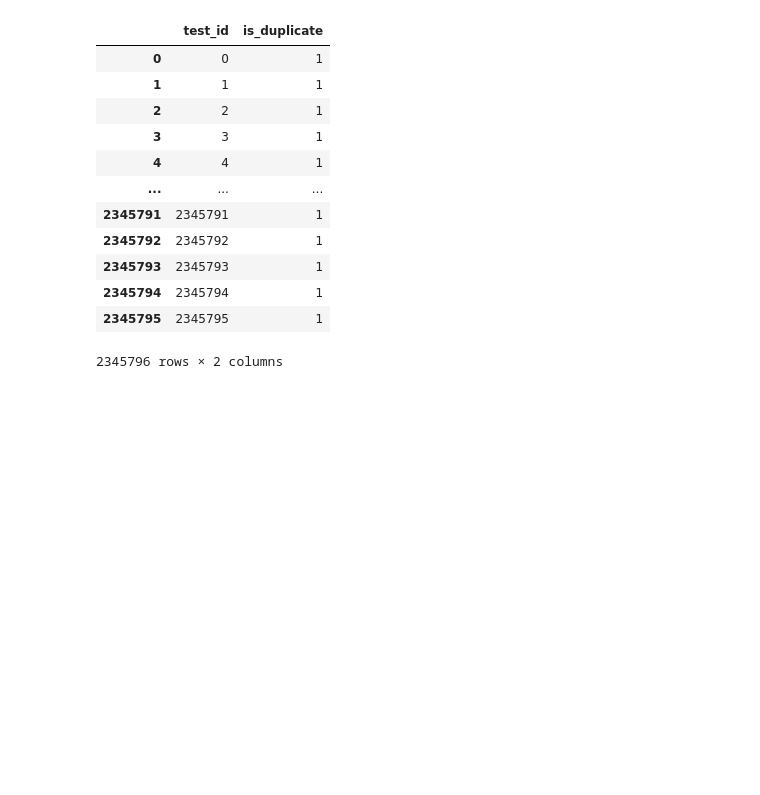
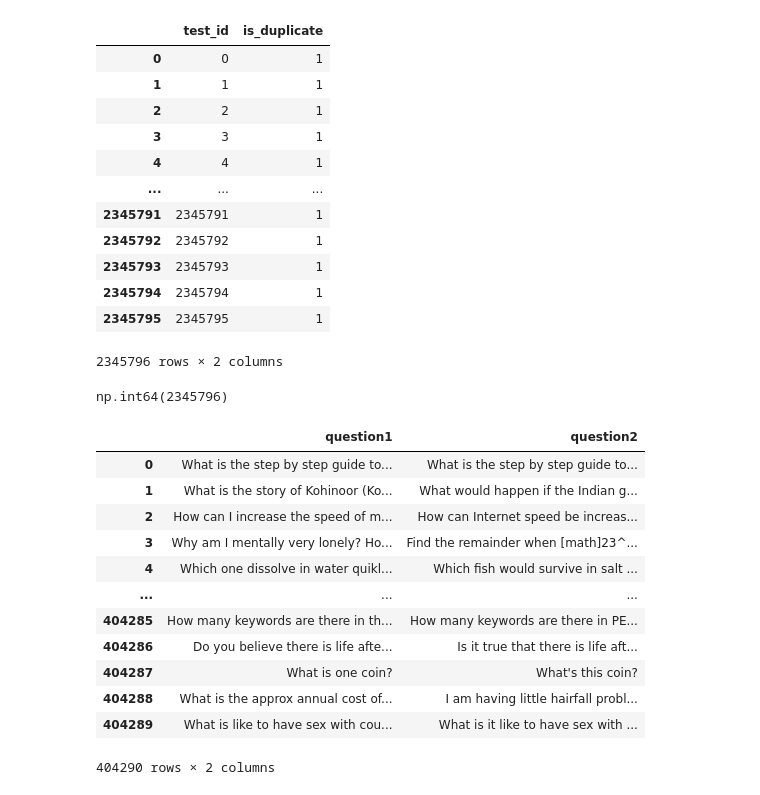
Before and after one commit to AmoussouKokou/quora-question-pairs, a Jupyter notebook: src/exploration_data/Untitled-1.ipynb, the cells around one changed output. Cells and saved outputs as stored; diff of their text form; code cells hidden in the pictures; blank space fills up the shorter version.

```diff
--- a/src/exploration_data/Untitled-1.ipynb
+++ b/src/exploration_data/Untitled-1.ipynb
@@ -73,3 +83,23 @@ xsample_submission
 | 2345794 | 2345794 | 1 |
 | 2345795 | 2345795 | 1 |
 2345796 rows × 2 columns
+# %%
+xsample_submission["is_duplicate"].sum()
+# %% [output]
+np.int64(2345796)
+# %%
+xtrain[["question1", "question2"]]
+# %% [output]
+|  | question1 | question2 |
+| 0 | What is the step by step guide to... | What is the step by step guide to... |
+| 1 | What is the story of Kohinoor (Ko... | What would happen if the Indian g... |
+| 2 | How can I increase the speed of m... | How can Internet speed be increas... |
+| 3 | Why am I mentally very lonely? Ho... | Find the remainder when [math]23^... |
+| 4 | Which one dissolve in water quikl... | Which fish would survive in salt ... |
+| ... | ... | ... |
+| 404285 | How many keywords are there in th... | How many keywords are there in PE... |
+| 404286 | Do you believe there is life afte... | Is it true that there is life aft... |
+| 404287 | What is one coin? | What's this coin? |
+| 404288 | What is the approx annual cost of... | I am having little hairfall probl... |
+| 404289 | What is like to have sex with cou... | What is it like to have sex with ... |
+404290 rows × 2 columns
```
Also changed, not shown: parts of 10 cells of this notebook, 8 other files.
